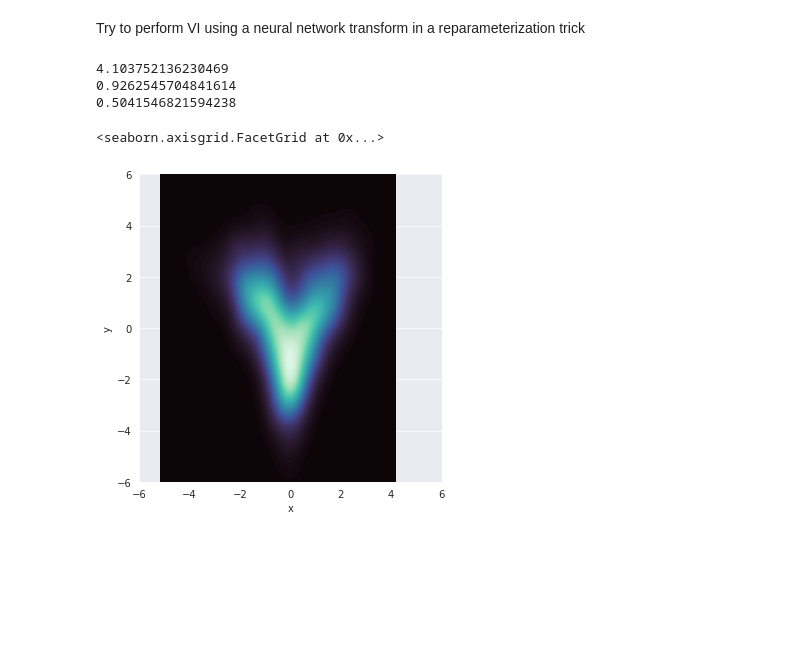
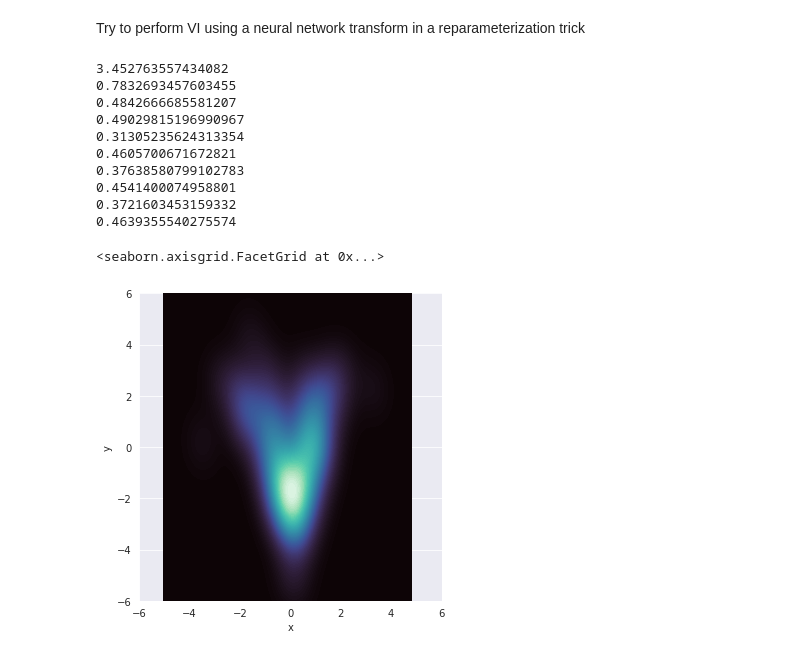
Before and after one commit to facebookresearch/beanmachine, a Jupyter notebook: src/beanmachine/ppl/experimental/IAFVI.ipynb, the cells around one changed output. Cells and saved outputs as stored; diff of their text form; code cells hidden in the pictures; blank space fills up the shorter version.

```diff
--- a/src/beanmachine/ppl/experimental/IAFVI.ipynb
+++ b/src/beanmachine/ppl/experimental/IAFVI.ipynb
@@ -58,27 +74,34 @@ Try to perform VI using a neural network transform in a reparameterization trick
 from beanmachine.ppl.experimental.vi.VariationalInfer import VariationalInfer
 
 vi = VariationalInfer(target=nf)
-vi.train(epochs=300)
+vi.train(epochs=1000)
 # %% [output]
-4.103752136230469
-0.9262545704841614
-0.5041546821594238
+3.452763557434082
+0.7832693457603455
+0.4842666685581207
+0.49029815196990967
+0.31305235624313354
+0.4605700671672821
+0.37638580799102783
+0.4541400074958801
+0.3721603453159332
+0.4639355540275574
 # %%
-xs = vi.sample((1000,2)).detach().numpy()
+vi_samples = vi.sample((100,2)).detach().numpy()
 g = sns.displot(
     data=pd.DataFrame({
-        "x": xs[:,0],
-        "y": xs[:,1],
+        "x": vi_samples[:,0],
+        "y": vi_samples[:,1],
     }),
     x="x",
     y="y",
     kind="kde",
     fill=True, thresh=0, levels=100, cmap="mako",
 )
 g.set(
     xlim=[-6,6],
     ylim=[-6,6],
 )
 # %% [output]
 <seaborn.axisgrid.FacetGrid at 0x...>
-[figure, old version]
+[figure, new version]
```
Also changed, not shown: parts of 6 cells of this notebook, 3 other files.
